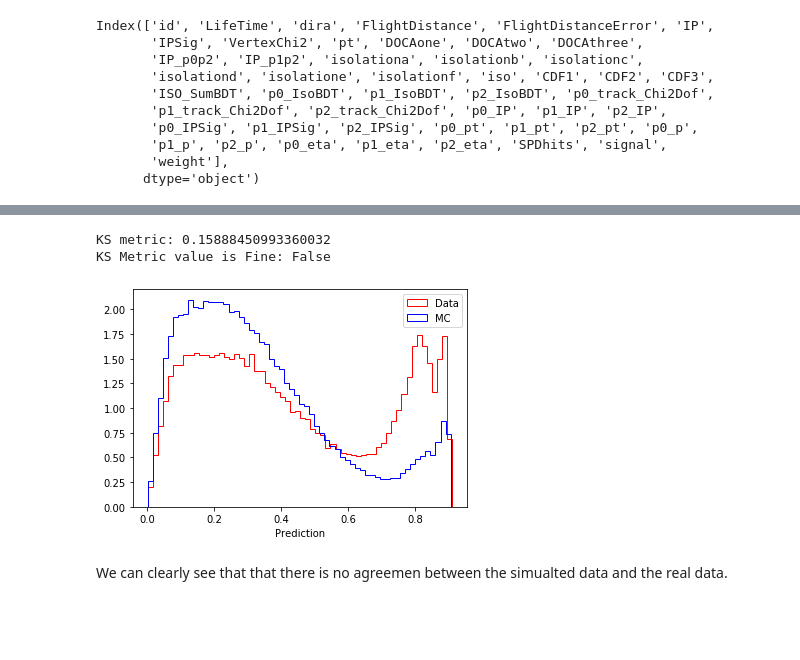
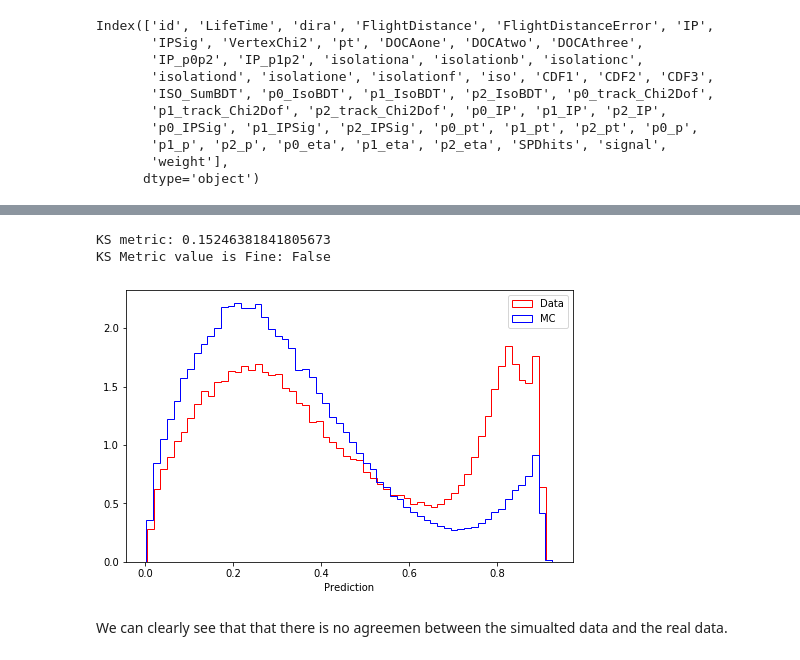
Before and after one commit to itsayushthada/Particle-Physics-Experiments, a Jupyter notebook: Rare-Decays/Notebook.ipynb, the cells around one changed output, grey strips where cells are left out. Cells and saved outputs as stored; diff of their text form; code cells hidden in the pictures; blank space fills up the shorter version.

```diff
--- a/Rare-Decays/Notebook.ipynb
+++ b/Rare-Decays/Notebook.ipynb
@@ -248,7 +261,7 @@ def compute_ks(data_prediction, mc_prediction, weights_data, weights_mc):
     Dnm = np.max(np.abs(fpr - tpr))
     return Dnm
 # %%
-agreement_probs = clf.predict_proba(df_agreement[variables])[:, 1]
+agreement_probs = clf.predict_proba(obj_SC.transform(df_agreement[variables]))[:, 1]
 
 ks = compute_ks(
                 agreement_probs[df_agreement['signal'].values == 0],
@@ -259,7 +272,7 @@ ks = compute_ks(
 print ('KS metric:', ks)
 print("KS Metric value is Fine:", ks < 0.09)
 # %% [output]
-KS metric: 0.15888450993360032
+KS metric: 0.15246381841805673
 KS Metric value is Fine: False
 # %%
 def plot_ks(X_agreement, y_pred):
@@ -285,10 +298,12 @@ def plot_ks(X_agreement, y_pred):
     plt.xlabel("Prediction")
     plt.legend()
     plt.show()
-# %%
-plot_ks(df_agreement, agreement_probs)
-# %% [output]
-[figure, removed]
+# %%
+plt.rcParams["figure.figsize"] = 8, 5
+
+plot_ks(df_agreement, agreement_probs)
+# %% [output]
+[figure, added]
 # %% [markdown]
 We can clearly see that that there is no agreemen between the simualted data and the real data.
 # %% [markdown]
```
Also changed, not shown: parts of 29 cells of this notebook.
